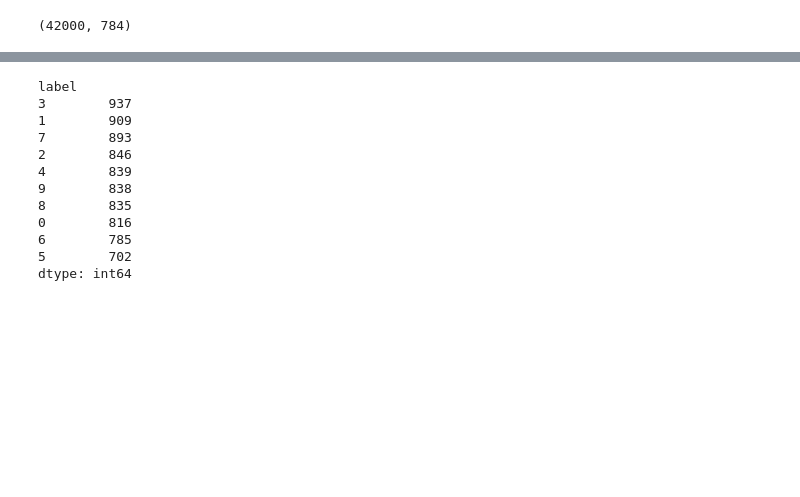
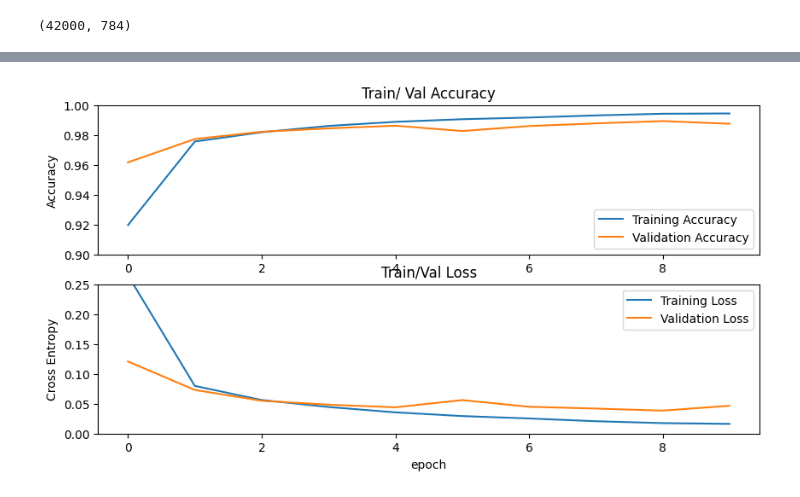
Before and after one commit to ASAKHRI/projet_CNN, a Jupyter notebook: projet_cnn.ipynb, the cells around one changed output, grey strips where cells are left out. Drawn from its saved outputs; the diff is of its cells as text; code cells hidden in the pictures; blank space fills up the shorter version.

```diff
--- a/projet_cnn.ipynb
+++ b/projet_cnn.ipynb
@@ -187,15 +161,0 @@ plt.show()
-# %%
-test_true_labels.value_counts()
-# %% [output]
-label
-3        937
-1        909
-7        893
-2        846
-4        839
-9        838
-8        835
-0        816
-6        785
-5        702
-dtype: int64
@@ -207,0 +162,23 @@ dtype: int64
+# %%
+plt.figure(figsize=(10, 5))
+plt.subplot(2, 1, 1)
+plt.plot(history.history['accuracy'], label='Training Accuracy')
+plt.plot(history.history['val_accuracy'], label='Validation Accuracy')
+plt.legend(loc='lower right')
+plt.ylabel('Accuracy')
+plt.ylim([0.9,1])
+plt.title('Train/ Val Accuracy')
+
+
+
+plt.subplot(2, 1, 2)
+plt.plot(history.history['loss'], label='Training Loss')
+plt.plot(history.history['val_loss'], label='Validation Loss')
+plt.legend()
+plt.ylabel('Cross Entropy')
+plt.ylim([0,0.25])
+plt.title('Train/Val Loss')
+plt.xlabel('epoch')
+plt.show()
+# %% [output]
+[figure, added]
```
Also changed, not shown: parts of 38 cells of this notebook, 2 other files.
